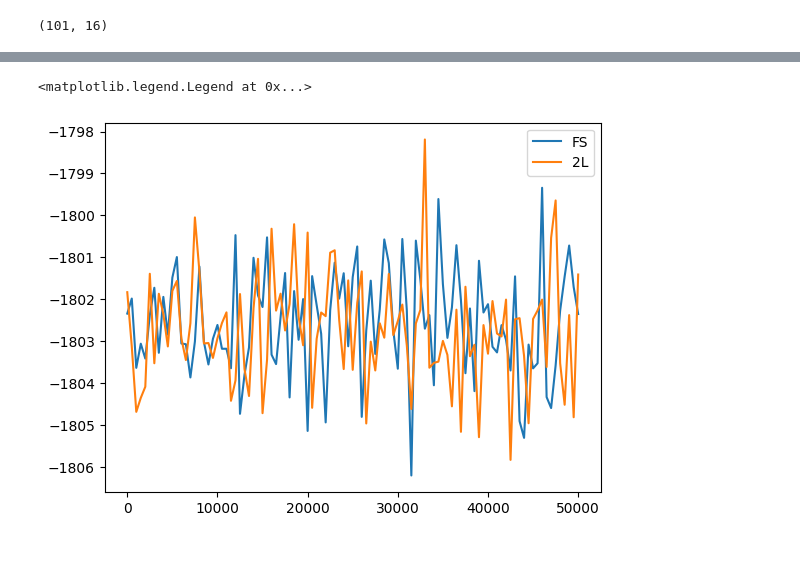
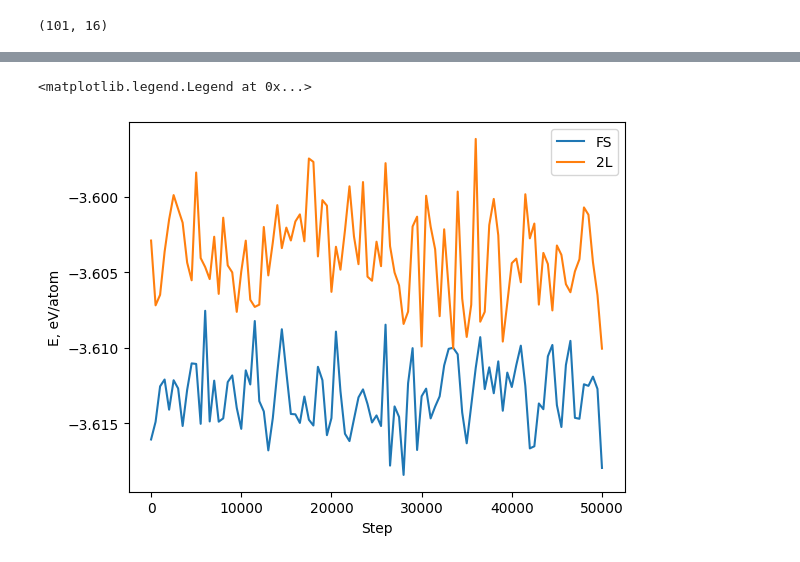
Before and after one commit to ICAMS/grace-tutorial, a Jupyter notebook: 3-foundation-models/3c-lammps-distilled/analyze_mdmc.ipynb, the cells around one changed output, grey strips where cells are left out. Cells and saved outputs as stored; diff of their text form; code cells hidden in the pictures.

```diff
--- a/3-foundation-models/3c-lammps-distilled/analyze_mdmc.ipynb
+++ b/3-foundation-models/3c-lammps-distilled/analyze_mdmc.ipynb
@@ -61,10 +71,12 @@ plt.legend()
-# %%
-plt.plot(df_fs['Step'], df_fs['PotEng'], label='FS')
-plt.plot(df_2l['Step'], df_2l['PotEng'], label='2L')
-plt.legend()
-# %% [output]
-<matplotlib.legend.Legend at 0x...>
-[figure, removed]
+# %%
+plt.plot(df_fs['Step'], (df_fs['PotEng'])/nat, label='FS')
+plt.plot(df_2l['Step'], (df_2l['PotEng'])/nat, label='2L')
+plt.xlabel("Step")
+plt.ylabel("E, eV/atom")
+plt.legend()
+# %% [output]
+<matplotlib.legend.Legend at 0x...>
+[figure, added]
 # %%
 plt.plot(df_fs['Step'], df_fs['Density'], label='FS')
 plt.plot(df_2l['Step'], df_2l['Density'], label='2L')
```
Also changed, not shown: parts of 11 cells of this notebook, 11 other files.
